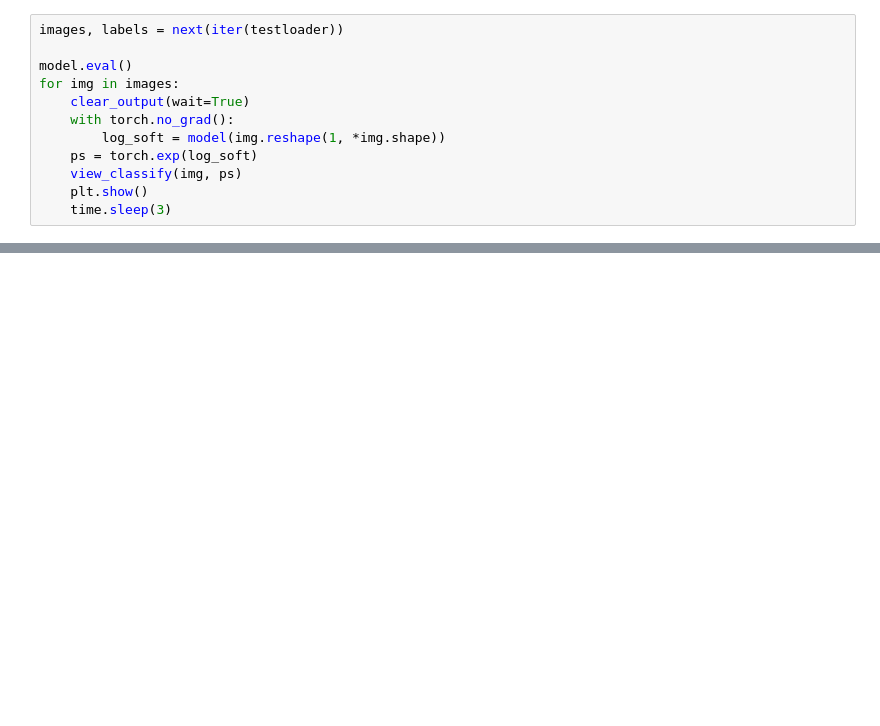
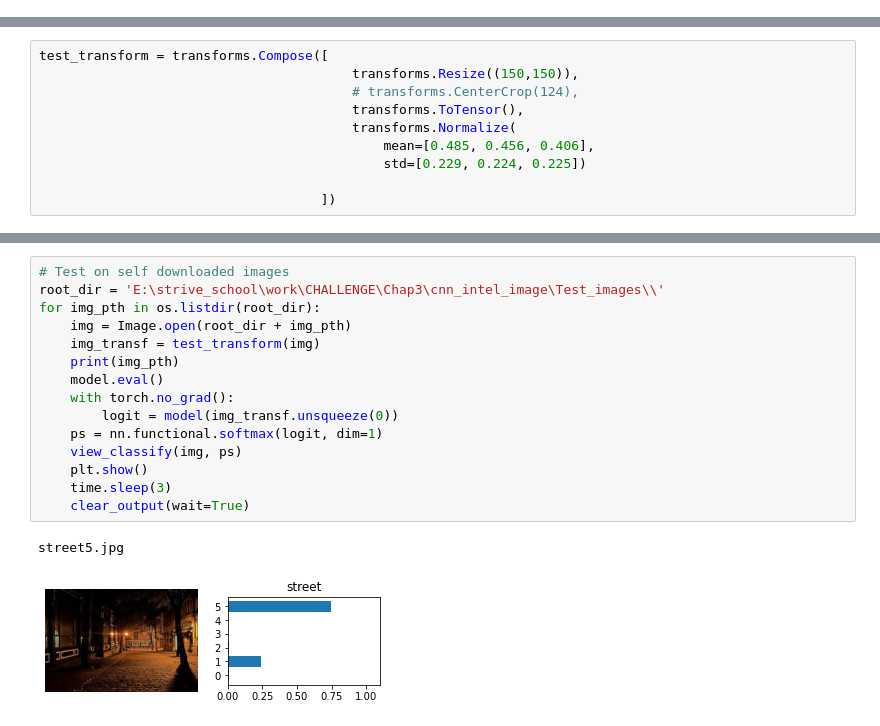
Before and after one commit to ITheophile/intel_image_classification, a Jupyter notebook: test.ipynb, the cells around one changed output, grey strips where cells are left out. Drawn from its saved outputs; the diff is of its cells as text; blank space fills up the shorter version.

```diff
--- a/test.ipynb
+++ b/test.ipynb
@@ -28,13 +41 @@ def view_classify(img, ps):
     ax2.set_xlim(0, 1.1)
-# %%
-images, labels = next(iter(testloader))
-
-model.eval()
-for img in images:
-    clear_output(wait=True)
-    with torch.no_grad():
-        log_soft = model(img.reshape(1, *img.shape))
-    ps = torch.exp(log_soft)
-    view_classify(img, ps)
-    plt.show()
-    time.sleep(3)
@@ -42,0 +42,10 @@ for img in images:
+# %%
+test_transform = transforms.Compose([
+                                        transforms.Resize((150,150)),
+                                        # transforms.CenterCrop(124),
+                                        transforms.ToTensor(),
+                                        transforms.Normalize(
+                                            mean=[0.485, 0.456, 0.406],
+                                            std=[0.229, 0.224, 0.225])
+
+                                    ])
@@ -42,0 +66,18 @@ for img in images:
+# %%
+# Test on self downloaded images
+root_dir = 'E:\strive_school\work\CHALLENGE\Chap3\cnn_intel_image\Test_images\\'
+for img_pth in os.listdir(root_dir):
+    img = Image.open(root_dir + img_pth)
+    img_transf = test_transform(img)
+    print(img_pth)
+    model.eval()
+    with torch.no_grad():
+        logit = model(img_transf.unsqueeze(0))
+    ps = nn.functional.softmax(logit, dim=1)
+    view_classify(img, ps)
+    plt.show()
+    time.sleep(3)
+    clear_output(wait=True)
+# %% [output]
+street5.jpg
+[figure, added]
```
Also changed, not shown: parts of 6 cells of this notebook.
